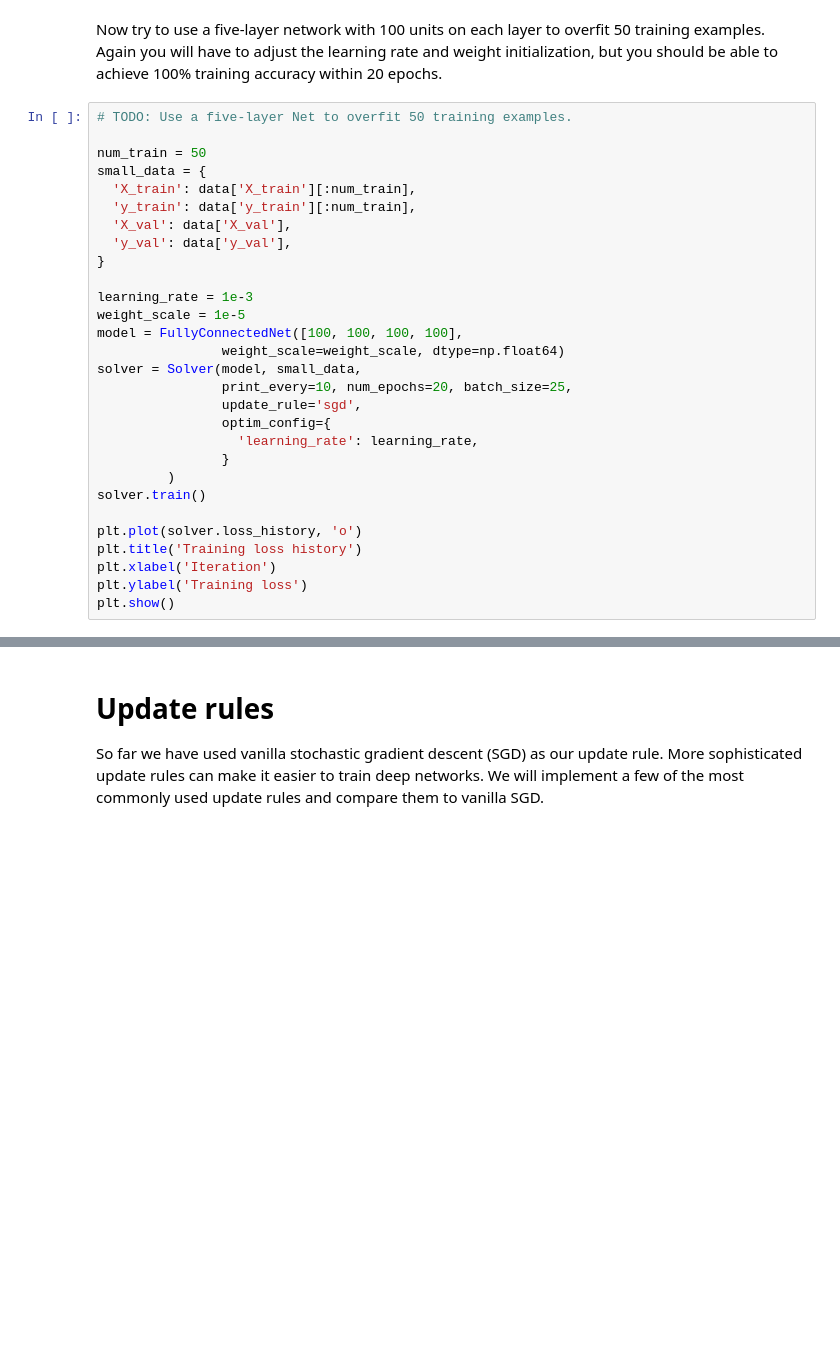
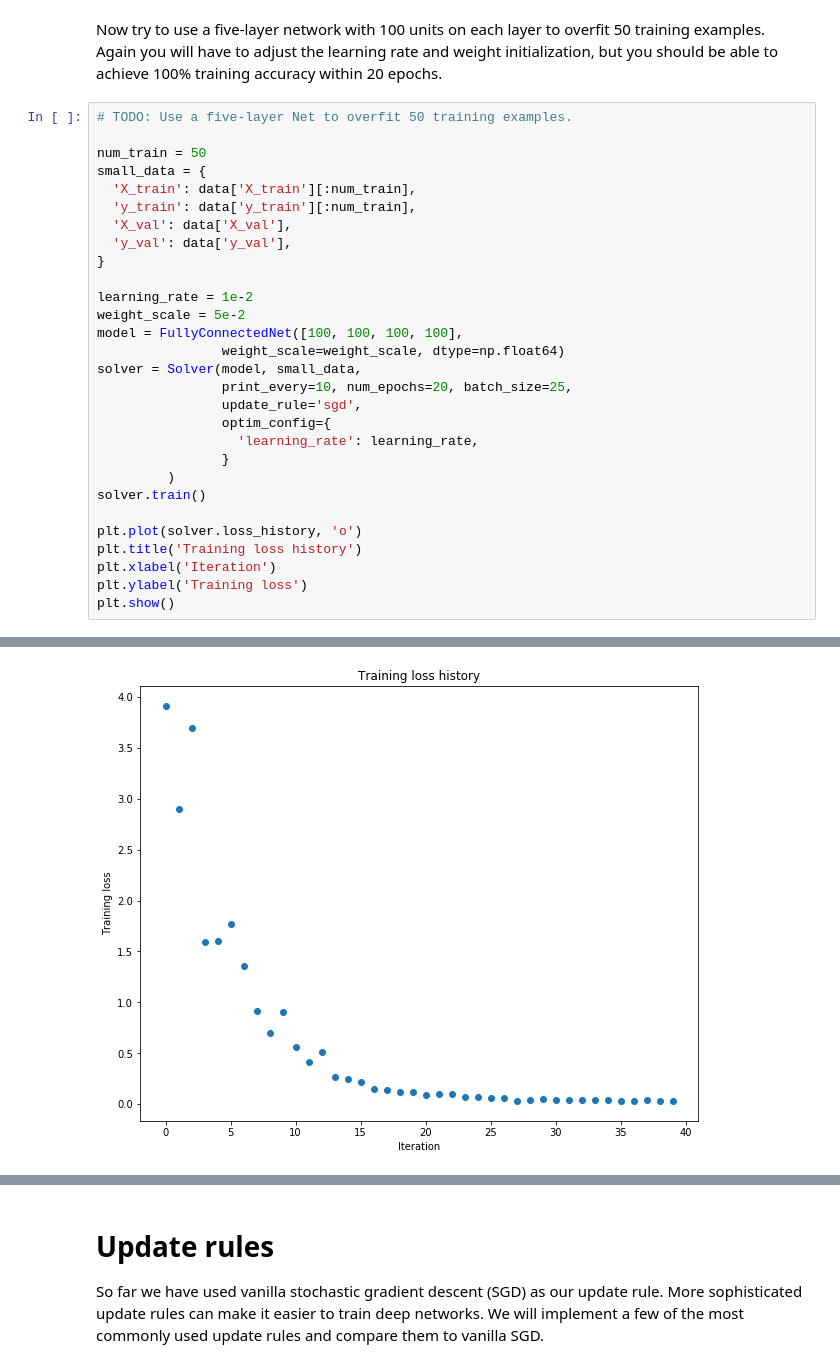
Before and after one commit to cqchu/cs231n-Notes, a Jupyter notebook: Assignment/assignment2/FullyConnectedNets.ipynb, the cells around one changed output, grey strips where cells are left out. Saved outputs shown, nothing was run; the diff lists cells and outputs as text; blank space fills up the shorter version.

```diff
--- a/Assignment/assignment2/FullyConnectedNets.ipynb
+++ b/Assignment/assignment2/FullyConnectedNets.ipynb
@@ -444,8 +474,8 @@ small_data = {
   'y_val': data['y_val'],
 }
 
-learning_rate = 1e-3
-weight_scale = 1e-5
+learning_rate = 1e-2
+weight_scale = 5e-2
 model = FullyConnectedNet([100, 100, 100, 100],
                 weight_scale=weight_scale, dtype=np.float64)
 solver = Solver(model, small_data,
@@ -462,3 +492,4 @@ plt.title('Training loss history')
 plt.xlabel('Iteration')
 plt.ylabel('Training loss')
 plt.show()
+# %% [output]
@@ -465,3 +513,4 @@ plt.show()
+[figure, added]
 # %% [markdown]
 # Inline question:
 Did you notice anything about the comparative difficulty of training the three-layer net vs training the five layer net?
```
Also changed, not shown: parts of 9 cells of this notebook, 2 other files.
